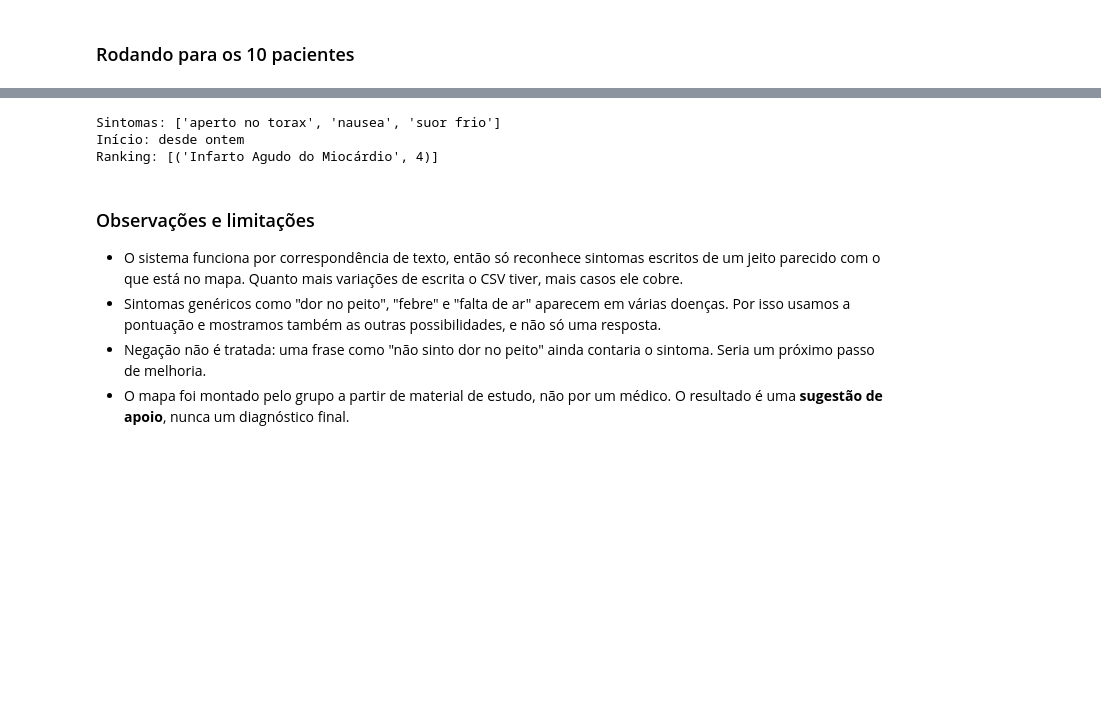
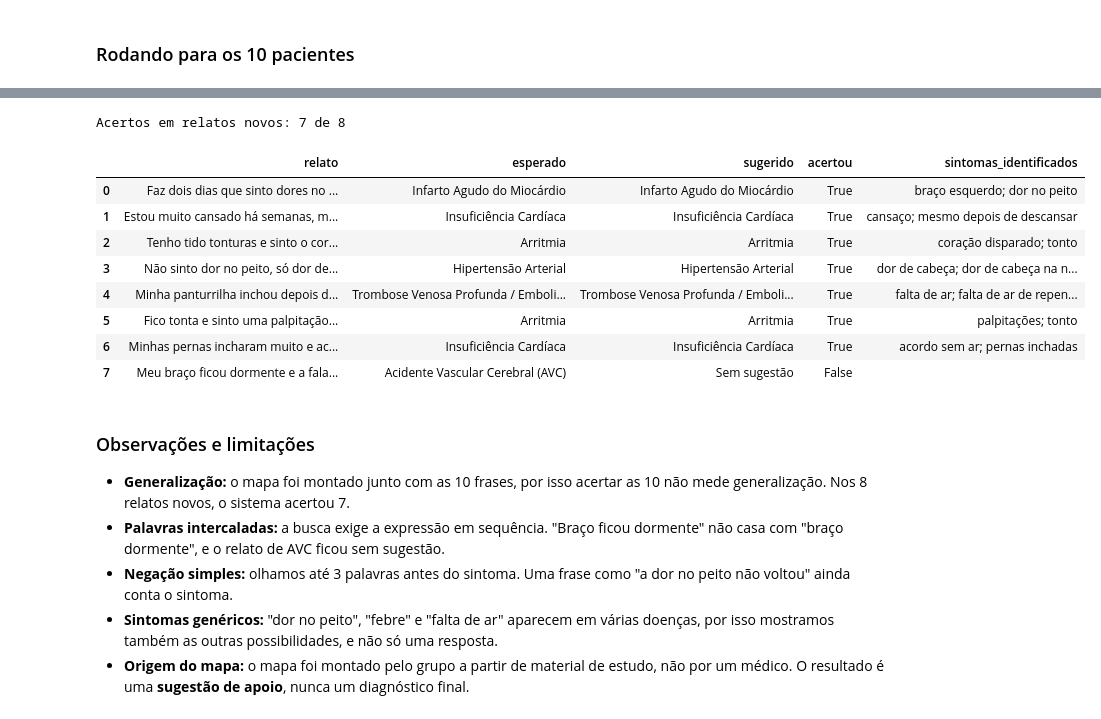
Before and after one commit to Emarinhos/CardioIA, a Jupyter notebook: fase2/parte1/diagnostico_sintomas.ipynb, the cells around one changed output, grey strips where cells are left out. Saved outputs shown, nothing was run; the diff lists cells and outputs as text; code cells hidden in the pictures; blank space fills up the shorter version.

```diff
--- a/fase2/parte1/diagnostico_sintomas.ipynb
+++ b/fase2/parte1/diagnostico_sintomas.ipynb
@@ -83,14 +105,15 @@ Para cada doença guardamos o conjunto de expressões ligadas a ela e também os
 # %%
-sintomas_por_doenca = {}
-pares_por_doenca = {}
+termos = {}
+pares = []
 
 for _, linha in mapa.iterrows():
-    doenca = linha["doenca_associada"]
-    s1 = normalizar(linha["sintoma_1"])
-    s2 = normalizar(linha["sintoma_2"])
-    sintomas_por_doenca.setdefault(doenca, set()).update([s1, s2])
-    pares_por_doenca.setdefault(doenca, []).append((s1, s2))
+    r1 = tuple(radicais(linha["sintoma_1"]))
+    r2 = tuple(radicais(linha["sintoma_2"]))
+    for r, texto in ((r1, linha["sintoma_1"]), (r2, linha["sintoma_2"])):
+        termos.setdefault(r, {"texto": texto, "doencas": set()})["doencas"].add(linha["doenca_associada"])
+    pares.append((r1, r2, linha["doenca_associada"]))
 
-for doenca, sintomas in sintomas_por_doenca.items():
-    print(f"{doenca}: {len(sintomas)} expressões")
+print(f"{len(termos)} expressões distintas | {len(pares)} pares")
+print(termos[tuple(radicais("dor no peito"))])
+print(termos[tuple(radicais("palpitações"))])
 # %% [output]
@@ -222,17 +258,46 @@ df_resultados[["paciente", "inicio_sintomas", "diagnostico_sugerido", "pontuacao
 # %%
-novo = "Desde ontem sinto um aperto no tórax com suor frio e náusea, não consegui ir trabalhar"
-ranking, sintomas = diagnosticar(novo)
-print("Sintomas:", sintomas)
-print("Início:", extrair_tempo(novo))
-print("Ranking:", ranking)
+relatos_novos = [
+    ("Faz dois dias que sinto dores no peito e o braço esquerdo formiga quando faço esforço", "Infarto Agudo do Miocárdio"),
+    ("Estou muito cansado há semanas, mesmo depois de descansar, e meus pés ficam inchados à noite", "Insuficiência Cardíaca"),
+    ("Tenho tido tonturas e sinto o coração disparando do nada", "Arritmia"),
+    ("Não sinto dor no peito, só dor de cabeça na nuca e a visão embaçada desde ontem", "Hipertensão Arterial"),
+    ("Minha panturrilha inchou depois de uma viagem longa e agora sinto falta de ar de repente", "Trombose Venosa Profunda / Embolia Pulmonar"),
+    ("Fico tonta e sinto uma palpitação estranha há três dias", "Arritmia"),
+    ("Minhas pernas incharam muito e acordo sem ar no meio da noite", "Insuficiência Cardíaca"),
+    ("Meu braço ficou dormente e a fala está arrastada desde hoje cedo", "Acidente Vascular Cerebral (AVC)"),
+]
+
+linhas = []
+for relato, esperado in relatos_novos:
+    ranking, sintomas = diagnosticar(relato)
+    sugerido = ranking[0][0] if ranking else "Sem sugestão"
+    linhas.append({
+        "relato": relato,
+        "esperado": esperado,
+        "sugerido": sugerido,
+        "acertou": sugerido == esperado,
+        "sintomas_identificados": "; ".join(sintomas),
+    })
+
+df_teste = pd.DataFrame(linhas)
+print(f"Acertos em relatos novos: {df_teste['acertou'].sum()} de {len(df_teste)}")
+df_teste
 # %% [output]
-Sintomas: ['aperto no torax', 'nausea', 'suor frio']
-Início: desde ontem
-Ranking: [('Infarto Agudo do Miocárdio', 4)]
+Acertos em relatos novos: 7 de 8
+|  | relato | esperado | sugerido | acertou | sintomas_identificados |
+| 0 | Faz dois dias que sinto dores no ... | Infarto Agudo do Miocárdio | Infarto Agudo do Miocárdio | True | braço esquerdo; dor no peito |
+| 1 | Estou muito cansado há semanas, m... | Insuficiência Cardíaca | Insuficiência Cardíaca | True | cansaço; mesmo depois de descansar |
+| 2 | Tenho tido tonturas e sinto o cor... | Arritmia | Arritmia | True | coração disparado; tonto |
+| 3 | Não sinto dor no peito, só dor de... | Hipertensão Arterial | Hipertensão Arterial | True | dor de cabeça; dor de cabeça na n... |
+| 4 | Minha panturrilha inchou depois d... | Trombose Venosa Profunda / Emboli... | Trombose Venosa Profunda / Emboli... | True | falta de ar; falta de ar de repen... |
+| 5 | Fico tonta e sinto uma palpitação... | Arritmia | Arritmia | True | palpitações; tonto |
+| 6 | Minhas pernas incharam muito e ac... | Insuficiência Cardíaca | Insuficiência Cardíaca | True | acordo sem ar; pernas inchadas |
+| 7 | Meu braço ficou dormente e a fala... | Acidente Vascular Cerebral (AVC) | Sem sugestão | False |  |
 # %% [markdown]
 ### Observações e limitações
 
-- O sistema funciona por correspondência de texto, então só reconhece sintomas escritos de um jeito parecido com o que está no mapa. Quanto mais variações de escrita o CSV tiver, mais casos ele cobre.
-- Sintomas genéricos como "dor no peito", "febre" e "falta de ar" aparecem em várias doenças. Por isso usamos a pontuação e mostramos também as outras possibilidades, e não só uma resposta.
-- Negação não é tratada: uma frase como "não sinto dor no peito" ainda contaria o sintoma. Seria um próximo passo de melhoria.
-- O mapa foi montado pelo grupo a partir de material de estudo, não por um médico. O resultado é uma **sugestão de apoio**, nunca um diagnóstico final.
+- **Generalização:** o mapa foi montado junto com as 10 frases, por isso acertar as 10 não mede generalização. Nos 8 relatos novos, o sistema acertou 7.
+- **Palavras intercaladas:** a busca exige a expressão em sequência. "Braço ficou dormente" não casa com "braço dormente", e o relato de AVC ficou sem sugestão.
+- **Negação simples:** olhamos até 3 palavras antes do sintoma. Uma frase como "a dor no peito não voltou" ainda conta o sintoma.
+- **Sintomas genéricos:** "dor no peito", "febre" e "falta de ar" aparecem em várias doenças, por isso mostramos também as outras possibilidades, e não só uma resposta.
+- **Origem do mapa:** o mapa foi montado pelo grupo a partir de material de estudo, não por um médico. O resultado é uma **sugestão de apoio**, nunca um diagnóstico final.
```
Also changed, not shown: parts of 13 cells of this notebook, 2 other files.
